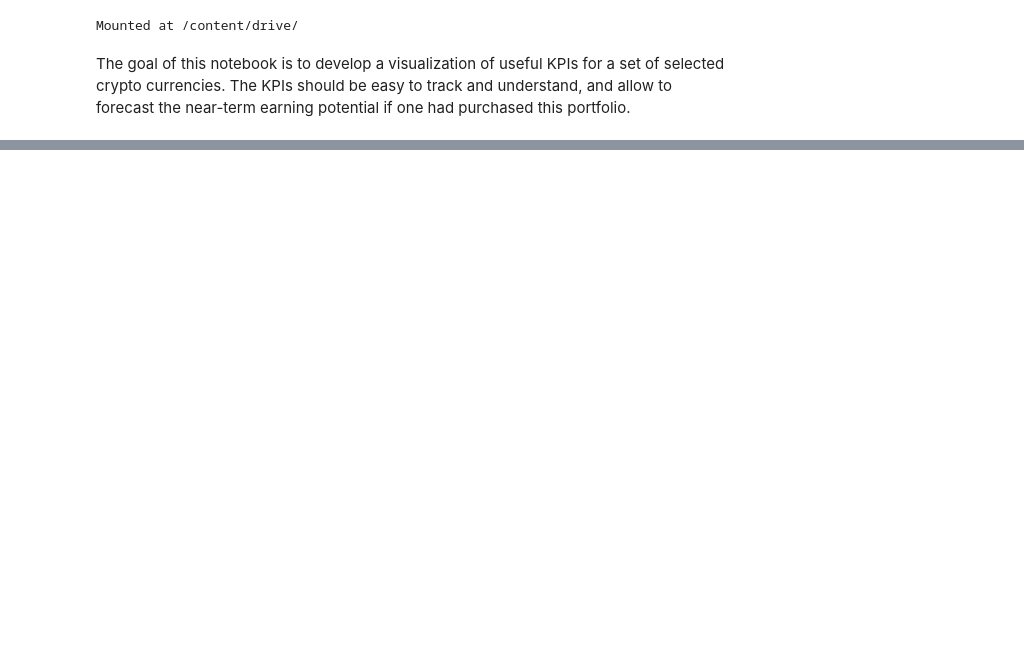
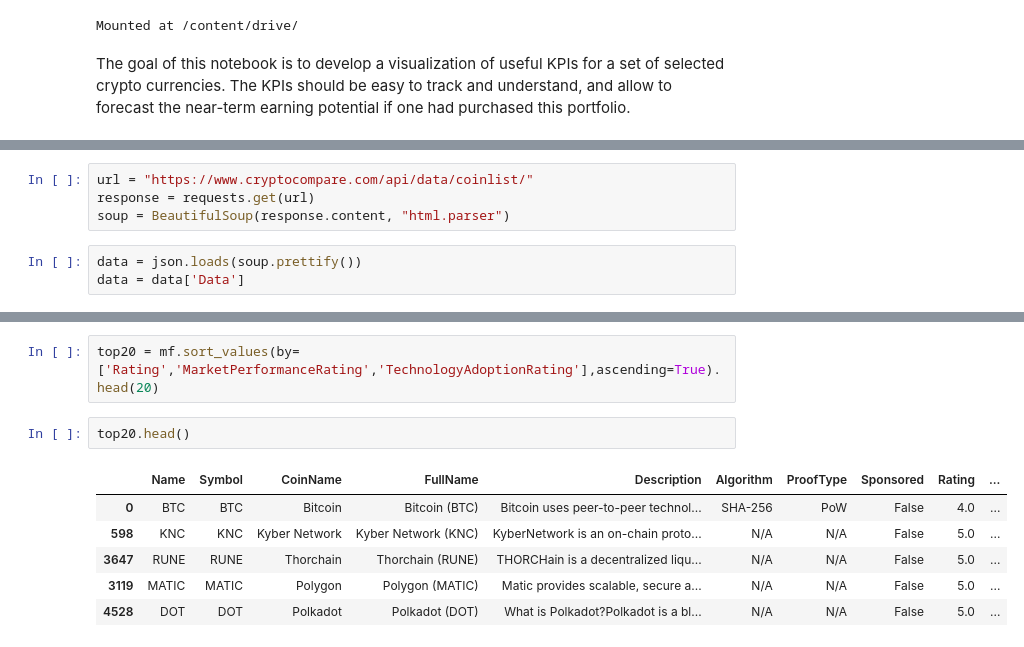
Before and after one commit to janlucasdeinhard/pyfiles, a Jupyter notebook: 10_PROJECT_TIMESERIES/Forecast/CryptoTracker.ipynb, the cells around one changed output, grey strips where cells are left out. Cells and saved outputs as stored; diff of their text form; blank space fills up the shorter version.

```diff
--- a/10_PROJECT_TIMESERIES/Forecast/CryptoTracker.ipynb
+++ b/10_PROJECT_TIMESERIES/Forecast/CryptoTracker.ipynb
@@ -16,0 +39,7 @@ import pandas as pd
+# %%
+url = "https://www.cryptocompare.com/api/data/coinlist/"
+response = requests.get(url)
+soup = BeautifulSoup(response.content, "html.parser")
+# %%
+data = json.loads(soup.prettify())
+data = data['Data']
@@ -16,0 +92,11 @@ import pandas as pd
+# %%
+top20 = mf.sort_values(by=['Rating','MarketPerformanceRating','TechnologyAdoptionRating'],ascending=True).head(20)
+# %%
+top20.head()
+# %% [output]
+|  | Name | Symbol | CoinName | FullName | Description | Algorithm | ProofType | Sponsored | Rating | ... |
+| 0 | BTC | BTC | Bitcoin | Bitcoin (BTC) | Bitcoin uses peer-to-peer technol... | SHA-256 | PoW | False | 4.0 | ... |
+| 598 | KNC | KNC | Kyber Network | Kyber Network (KNC) | KyberNetwork is an on-chain proto... | N/A | N/A | False | 5.0 | ... |
+| 3647 | RUNE | RUNE | Thorchain | Thorchain (RUNE) | THORCHain is a decentralized liqu... | N/A | N/A | False | 5.0 | ... |
+| 3119 | MATIC | MATIC | Polygon | Polygon (MATIC) | Matic provides scalable, secure a... | N/A | N/A | False | 5.0 | ... |
+| 4528 | DOT | DOT | Polkadot | Polkadot (DOT) | What is Polkadot?Polkadot is a bl... | N/A | N/A | False | 5.0 | ... |
```
Also changed, not shown: parts of 9 cells of this notebook.
